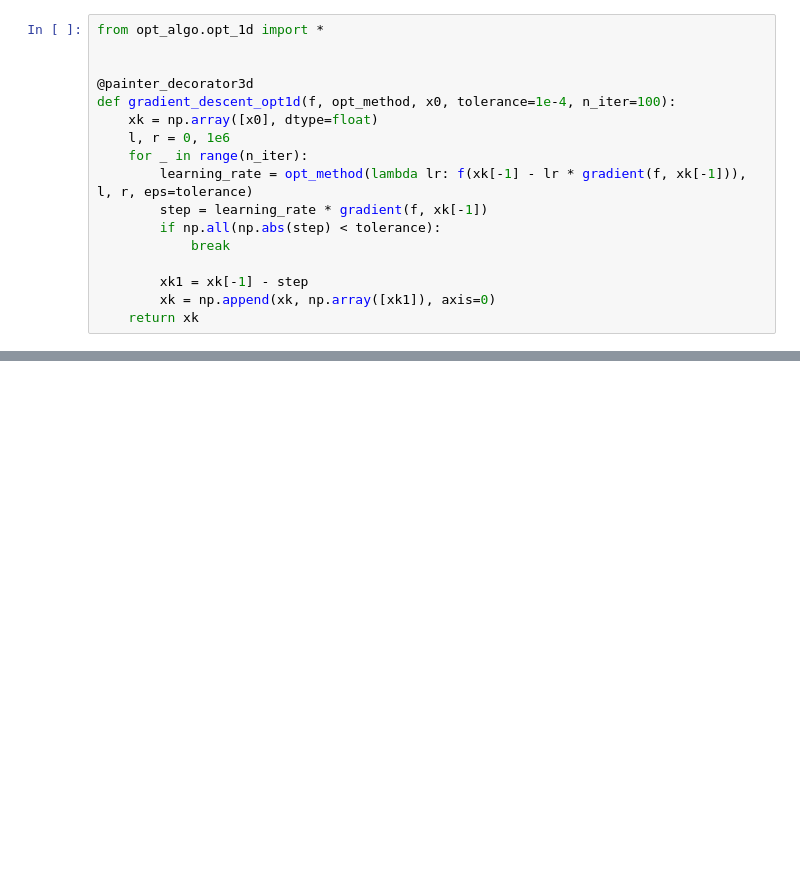
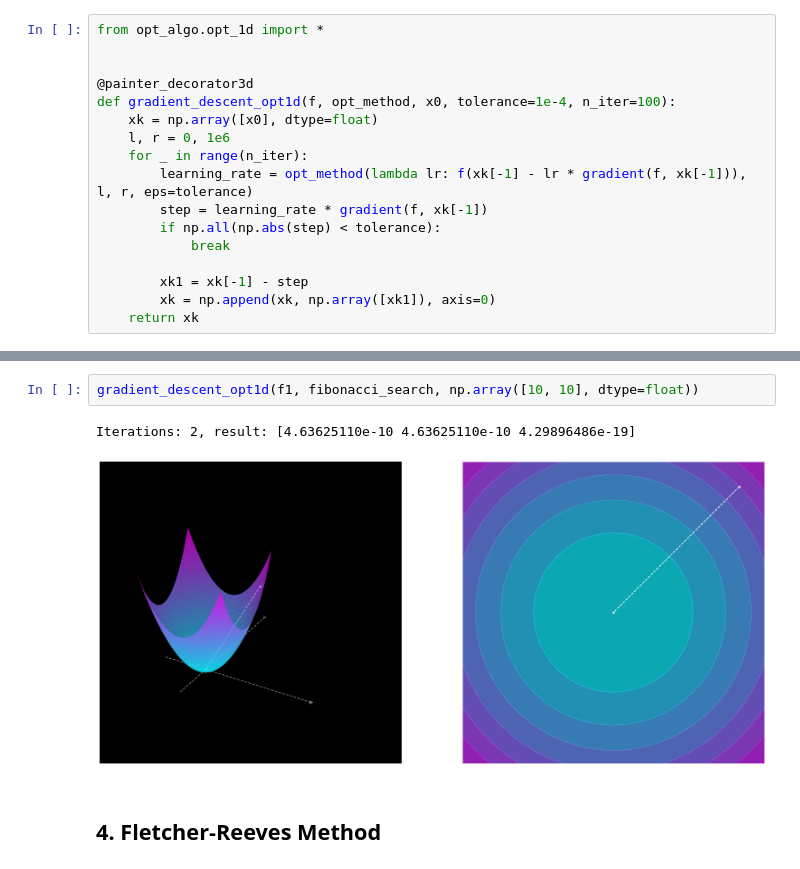
Before and after one commit to fadyat/ITMO-PROBLEMS, a Jupyter notebook: Applied-mathematics/IV semester/Solutions/lab2/solution.ipynb, the cells around one changed output, grey strips where cells are left out. Saved outputs shown, nothing was run; the diff lists cells and outputs as text; blank space fills up the shorter version.

```diff
--- a/Applied-mathematics/IV semester/Solutions/lab2/solution.ipynb
+++ b/Applied-mathematics/IV semester/Solutions/lab2/solution.ipynb
@@ -190,0 +194,7 @@ Iterations: 40, result: [1.00020684e+00 2.99970570e+00 1.59997107e-07]
+# %%
+gradient_descent_opt1d(f1, fibonacci_search, np.array([10, 10], dtype=float))
+# %% [output]
+Iterations: 2, result: [4.63625110e-10 4.63625110e-10 4.29896486e-19]
+[figure, added]
+# %% [markdown]
+## 4. Fletcher-Reeves Method
```
Also changed, not shown: parts of 11 cells of this notebook.
